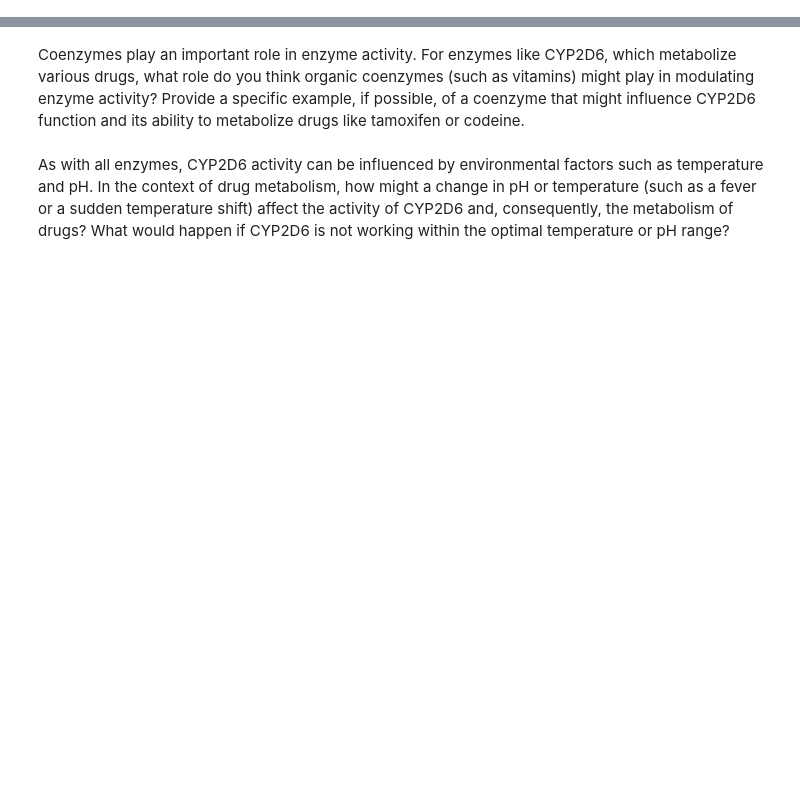
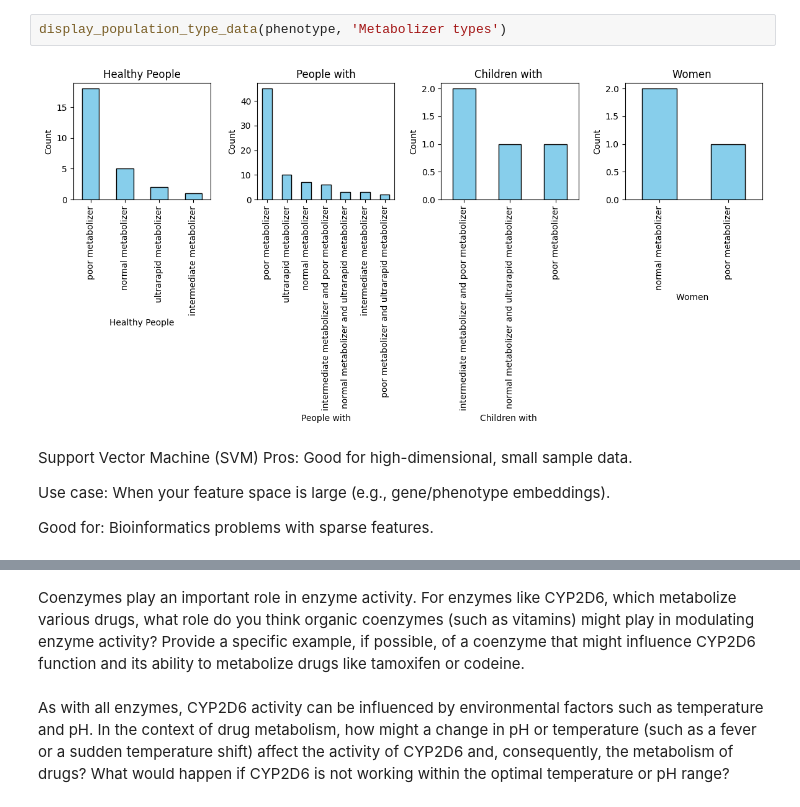
Before and after one commit to ds-modules/ecc-biology, a Jupyter notebook: enzymes/enzymes_bioinformatics.ipynb, the cells around one changed output, grey strips where cells are left out. Drawn from its saved outputs; the diff is of its cells as text; blank space fills up the shorter version.

```diff
--- a/enzymes/enzymes_bioinformatics.ipynb
+++ b/enzymes/enzymes_bioinformatics.ipynb
@@ -166,0 +91,11 @@ Questions:
+# %%
+display_population_type_data(phenotype, 'Metabolizer types')
+# %% [output]
+[figure, added]
+# %% [markdown]
+ Support Vector Machine (SVM)
+Pros: Good for high-dimensional, small sample data.
+
+Use case: When your feature space is large (e.g., gene/phenotype embeddings).
+
+Good for: Bioinformatics problems with sparse features.
```
Also changed, not shown: parts of 19 cells of this notebook, 5 other files.
